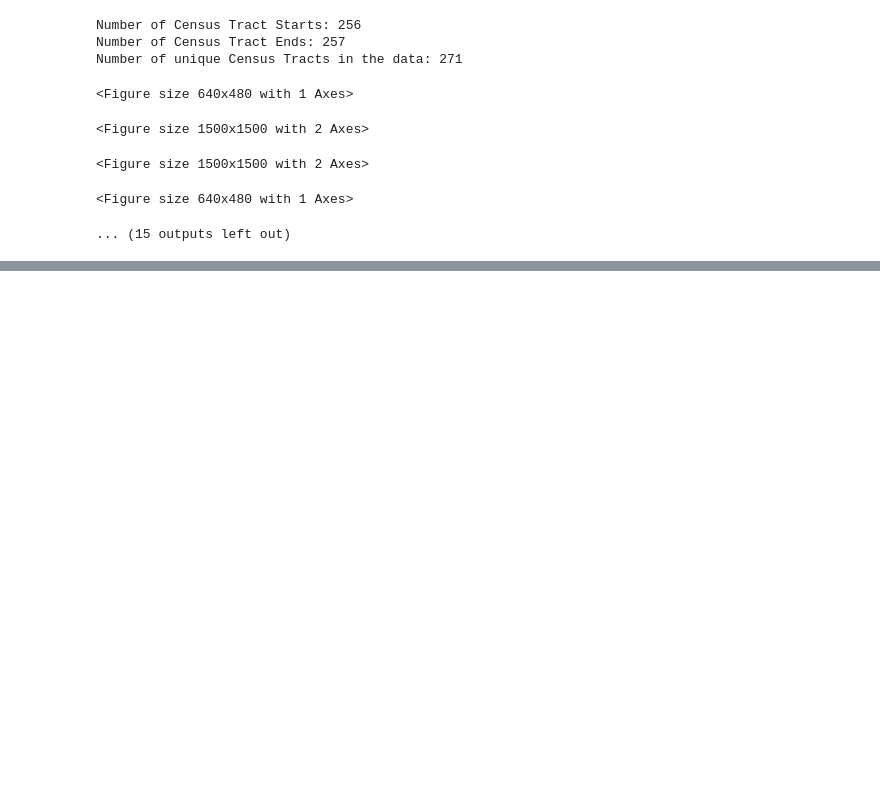
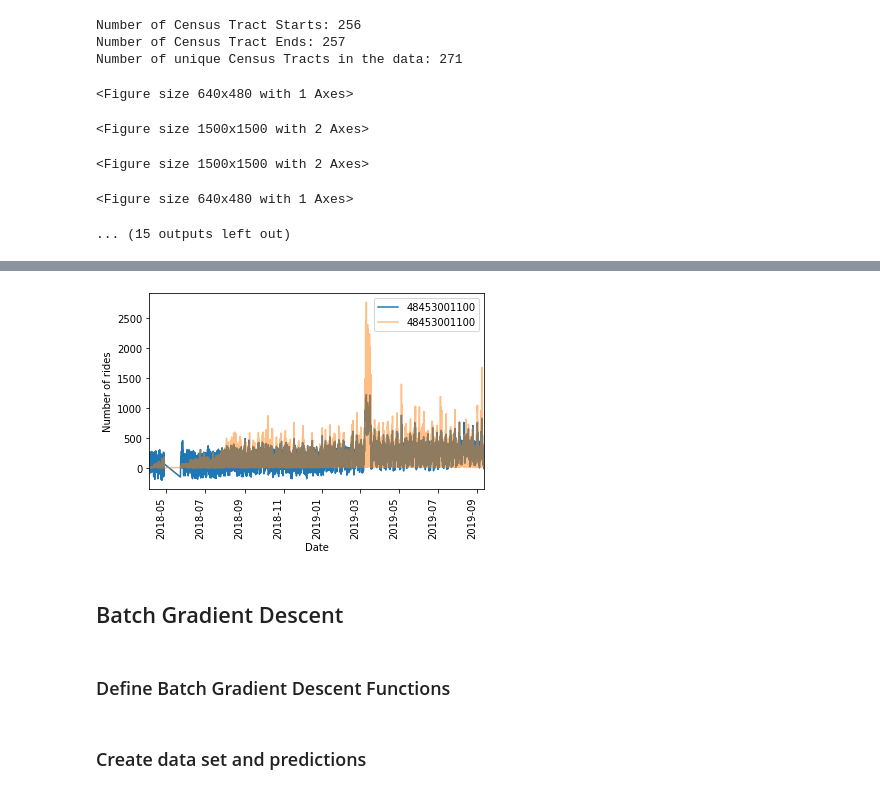
Before and after one commit to trevbhatt/predicting_scooter_utilization, a Jupyter notebook: machine_learning_analysis.ipynb, the cells around one changed output, grey strips where cells are left out. Drawn from its saved outputs; the diff is of its cells as text; code cells hidden in the pictures; blank space fills up the shorter version.

```diff
--- a/machine_learning_analysis.ipynb
+++ b/machine_learning_analysis.ipynb
@@ -209,0 +417,22 @@ Confidence score for categorical X with Linear Regression: 0.47224404895226857
+# %%
+# get dates out of X train to plot
+X_test_dates = pd.DataFrame(ohe.inverse_transform(X_test), columns=['year', 'day of year', 'day of week', 'hour'])
+
+X_test_dates['month'] = pd.to_datetime(X_test_dates['day of year'], format='%j').dt.strftime('%m')
+X_test_dates['day'] = pd.to_datetime(X_test_dates['day of year'], format='%j').dt.strftime('%d')
+X_test_dates = pd.to_datetime(X_test_dates[['year', 'month', 'day', 'hour']])
+# %%
+# Create a DataFrame of predictions
+predictions_df = pd.DataFrame(y_pred, columns=y.columns, index=X_test_dates)
+
+# Plot date vs number of rides predicted and actual rides
+for i, ct in enumerate(predictions_df.columns):
+    predictions_df.plot(y=ct)
+    y_test[ct].plot(alpha=0.5)
+    plt.xticks(rotation=90)
+    plt.legend()
+    plt.xlabel('Date')
+    plt.ylabel('Number of rides')
+    plt.show()
+# %% [output]
+[figure, added]
@@ -209,0 +462,4 @@ Confidence score for categorical X with Linear Regression: 0.47224404895226857
+# %% [markdown]
+## Batch Gradient Descent
+# %% [markdown]
+### Define Batch Gradient Descent Functions
@@ -209,0 +492,2 @@ Confidence score for categorical X with Linear Regression: 0.47224404895226857
+# %% [markdown]
+### Create data set and predictions
```
Also changed, not shown: parts of 69 cells of this notebook.
